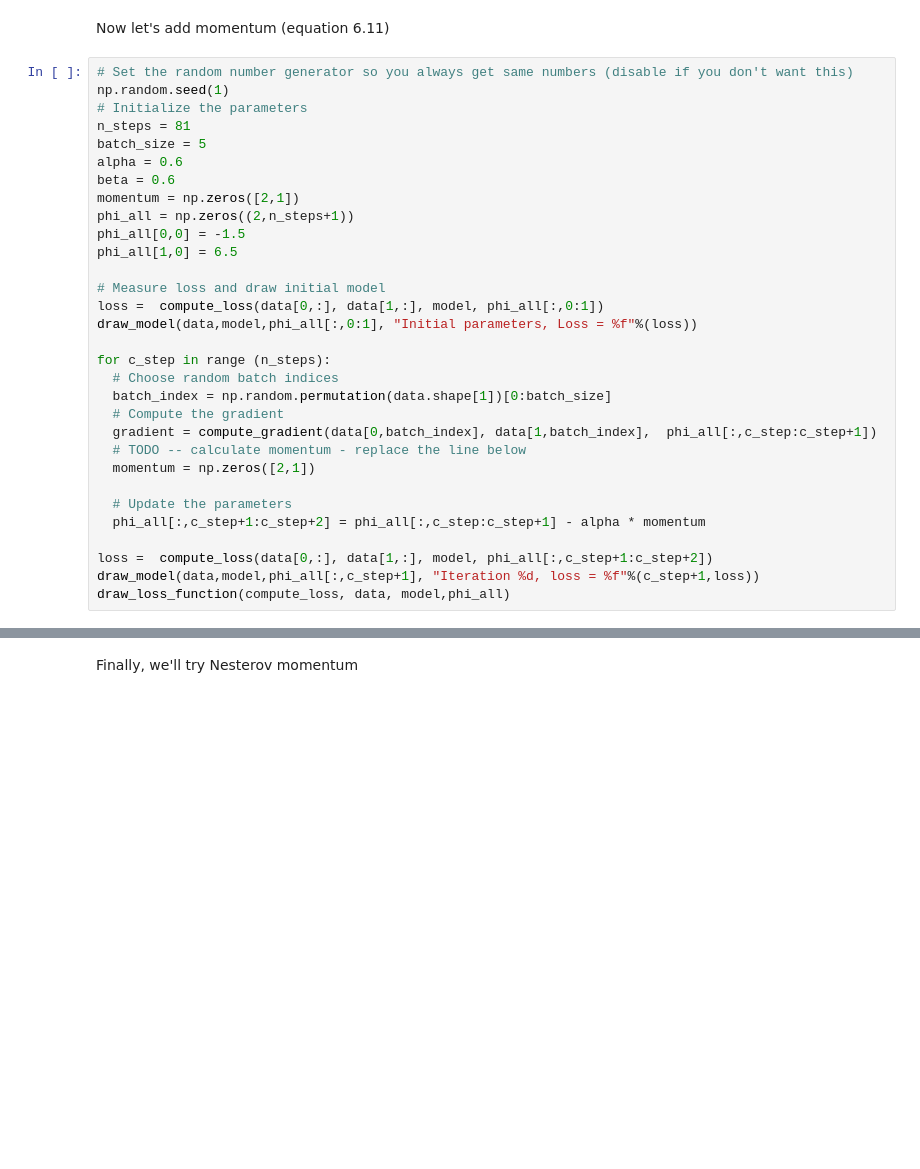
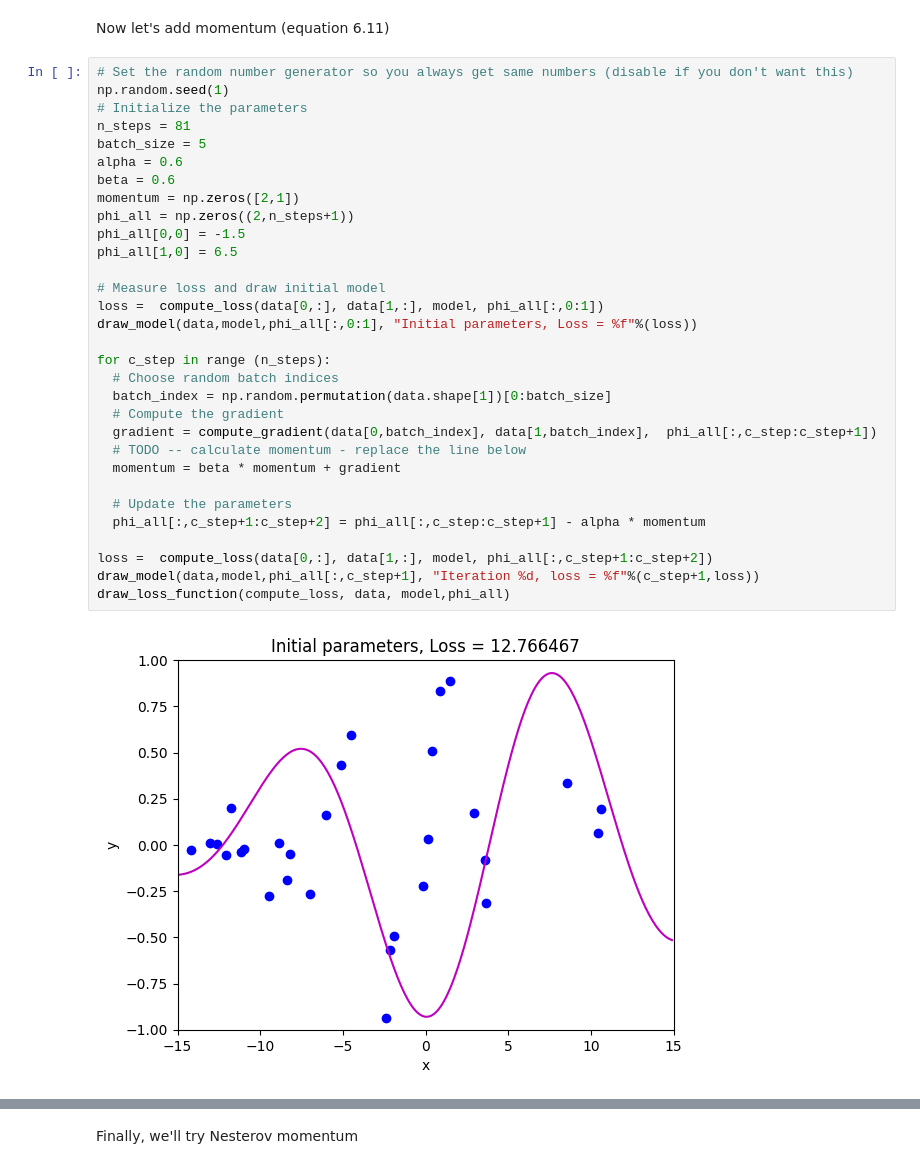
Before and after one commit to Kulnoorbajwa/CSCI-167--Deep-learning-, a Jupyter notebook: assignment_6_4_Momentum.ipynb, the cells around one changed output, grey strips where cells are left out. Saved outputs shown, nothing was run; the diff lists cells and outputs as text; blank space fills up the shorter version.

```diff
--- a/assignment_6_4_Momentum.ipynb
+++ b/assignment_6_4_Momentum.ipynb
@@ -156,31 +164,33 @@ Now let's add momentum (equation 6.11)
 # %%
 # Set the random number generator so you always get same numbers (disable if you don't want this)
 np.random.seed(1)
 # Initialize the parameters
 n_steps = 81
 batch_size = 5
 alpha = 0.6
 beta = 0.6
 momentum = np.zeros([2,1])
 phi_all = np.zeros((2,n_steps+1))
 phi_all[0,0] = -1.5
 phi_all[1,0] = 6.5
 
 # Measure loss and draw initial model
 loss =  compute_loss(data[0,:], data[1,:], model, phi_all[:,0:1])
 draw_model(data,model,phi_all[:,0:1], "Initial parameters, Loss = %f"%(loss))
 
 for c_step in range (n_steps):
   # Choose random batch indices
   batch_index = np.random.permutation(data.shape[1])[0:batch_size]
   # Compute the gradient
   gradient = compute_gradient(data[0,batch_index], data[1,batch_index],  phi_all[:,c_step:c_step+1])
   # TODO -- calculate momentum - replace the line below
-  momentum = np.zeros([2,1])
+  momentum = beta * momentum + gradient
 
   # Update the parameters
   phi_all[:,c_step+1:c_step+2] = phi_all[:,c_step:c_step+1] - alpha * momentum
 
 loss =  compute_loss(data[0,:], data[1,:], model, phi_all[:,c_step+1:c_step+2])
 draw_model(data,model,phi_all[:,c_step+1], "Iteration %d, loss = %f"%(c_step+1,loss))
 draw_loss_function(compute_loss, data, model,phi_all)
+# %% [output]
+[figure, added]
```
Also changed, not shown: parts of 5 cells of this notebook.
